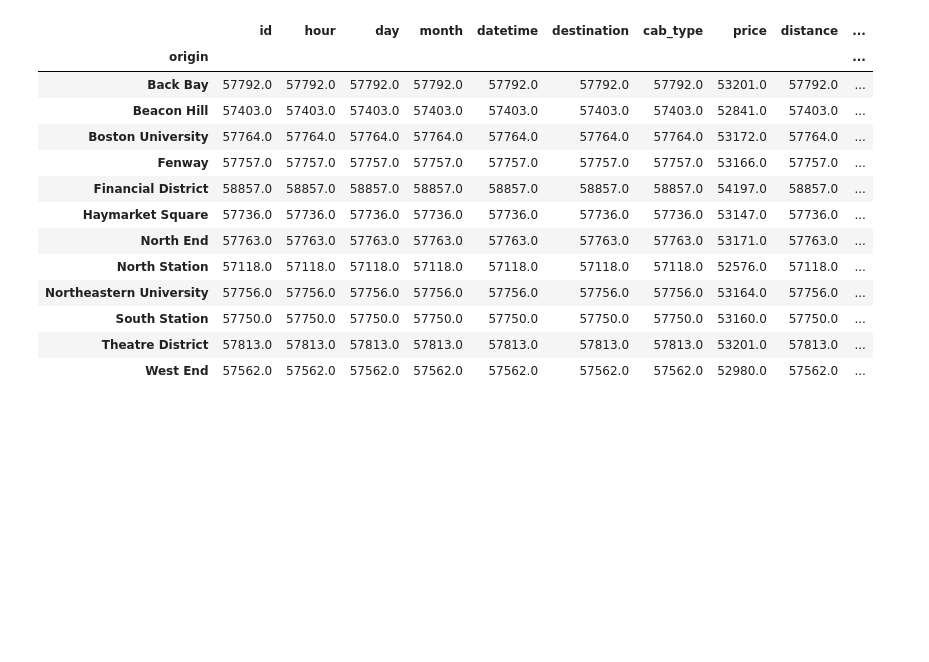
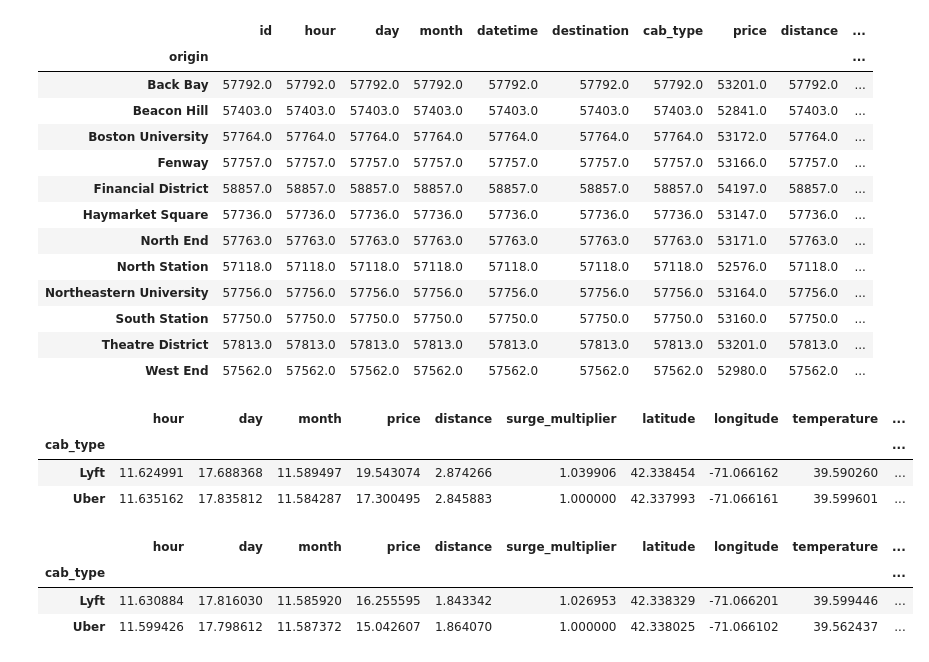
Before and after one commit to Mclark63/Rideshare_Analysis, a Jupyter notebook: cleaningData.ipynb, the cells around one changed output. Saved outputs shown, nothing was run; the diff lists cells and outputs as text; code cells hidden in the pictures; blank space fills up the shorter version.

```diff
--- a/cleaningData.ipynb
+++ b/cleaningData.ipynb
@@ -438,3 +448,21 @@ count
 | South Station | 57750.0 | 57750.0 | 57750.0 | 57750.0 | 57750.0 | 57750.0 | 57750.0 | 53160.0 | 57750.0 | ... |
 | Theatre District | 57813.0 | 57813.0 | 57813.0 | 57813.0 | 57813.0 | 57813.0 | 57813.0 | 53201.0 | 57813.0 | ... |
 | West End | 57562.0 | 57562.0 | 57562.0 | 57562.0 | 57562.0 | 57562.0 | 57562.0 | 52980.0 | 57562.0 | ... |
+# %%
+college_cabs_df = colleges.groupby('cab_type').mean()
+college_cabs_df['price_per_distance']= college_cabs_df['price']/ college_cabs_df['distance']
+college_cabs_df
+# %% [output]
+|  | hour | day | month | price | distance | surge_multiplier | latitude | longitude | temperature | ... |
+| cab_type |  |  |  |  |  |  |  |  |  | ... |
+| Lyft | 11.624991 | 17.688368 | 11.589497 | 19.543074 | 2.874266 | 1.039906 | 42.338454 | -71.066162 | 39.590260 | ... |
+| Uber | 11.635162 | 17.835812 | 11.584287 | 17.300495 | 2.845883 | 1.000000 | 42.337993 | -71.066161 | 39.599601 | ... |
+# %%
+nonColleges_cabs_df = nonColleges.groupby('cab_type').mean()
+nonColleges_cabs_df['price_per_distance']= nonColleges_cabs_df['price']/ nonColleges_cabs_df['distance']
+nonColleges_cabs_df
+# %% [output]
+|  | hour | day | month | price | distance | surge_multiplier | latitude | longitude | temperature | ... |
+| cab_type |  |  |  |  |  |  |  |  |  | ... |
+| Lyft | 11.630884 | 17.816030 | 11.585920 | 16.255595 | 1.843342 | 1.026953 | 42.338329 | -71.066201 | 39.599446 | ... |
+| Uber | 11.599426 | 17.798612 | 11.587372 | 15.042607 | 1.864070 | 1.000000 | 42.338025 | -71.066102 | 39.562437 | ... |
```
Also changed, not shown: parts of 14 cells of this notebook, 8 other files.
